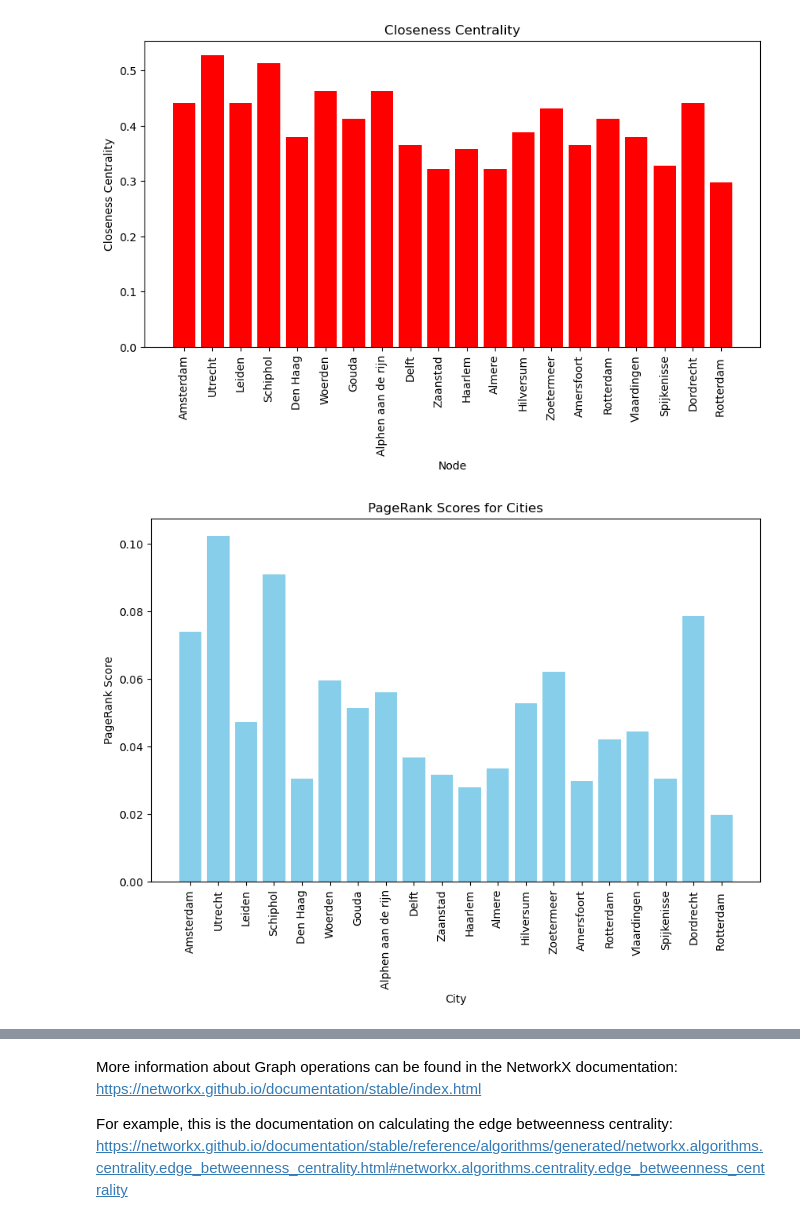
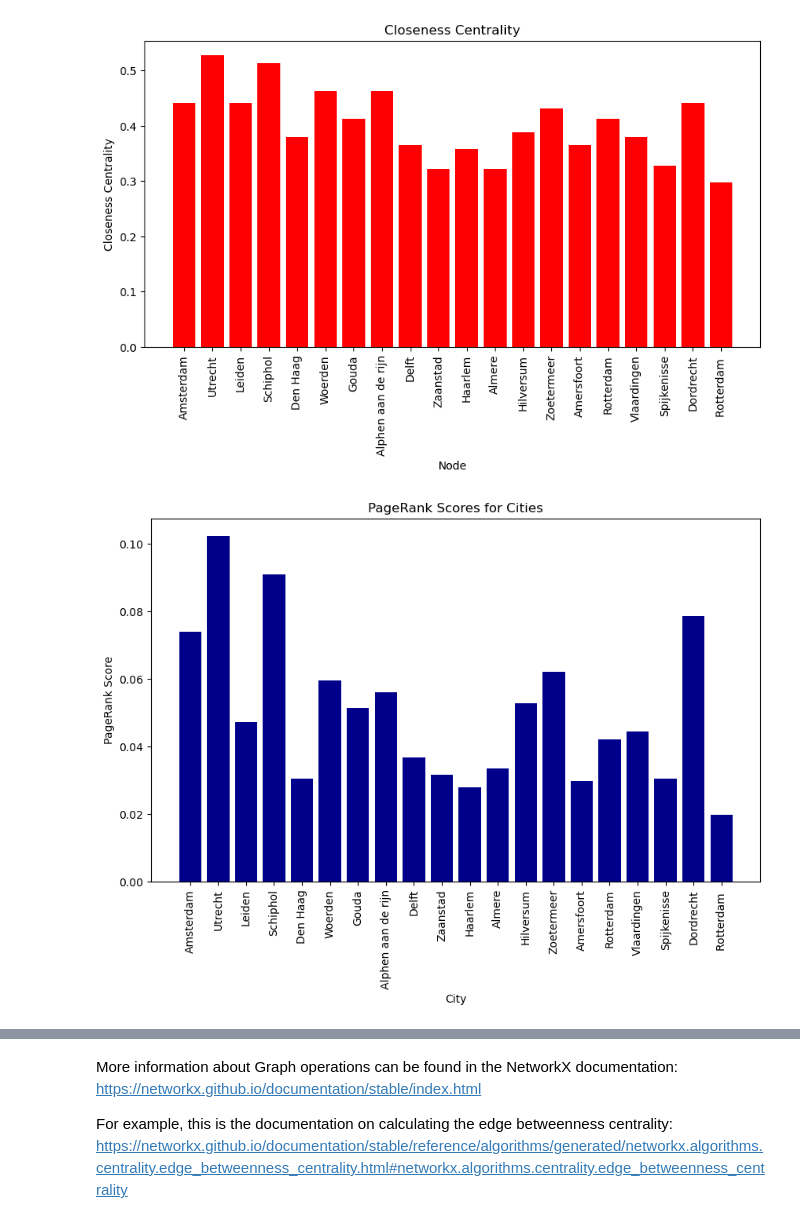
Before and after one commit to ElizeBr/Networked-Systems-Group-Assignment, a Jupyter notebook: Randstad.ipynb, the cells around one changed output, grey strips where cells are left out. Cells and saved outputs as stored; diff of their text form; code cells hidden in the pictures.

```diff
--- a/Randstad.ipynb
+++ b/Randstad.ipynb
@@ -277,17 +277,17 @@ plt.show()
 # %%
 #calculate and plot the page ranks of the cities, to see their relative importance
 page_rank = nx.pagerank(Randstad_Graph)
 
 # Plot PageRank scores
 plt.figure(figsize=(10, 6))
-plt.bar(page_rank.keys(), page_rank.values(), color='skyblue')
+plt.bar(page_rank.keys(), page_rank.values(), color='darkblue')
 plt.title('PageRank Scores for Cities')
 plt.xlabel('City')
 plt.ylabel('PageRank Score')
 plt.xticks(rotation=90)
 plt.show()
 # %% [output]
-[figure, old version]
+[figure, new version]
 # %%
 #Calculate clustering coefficients
 clustering_coefficients = nx.clustering(Randstad_Graph)
```
Also changed, not shown: parts of 2 cells of this notebook.
